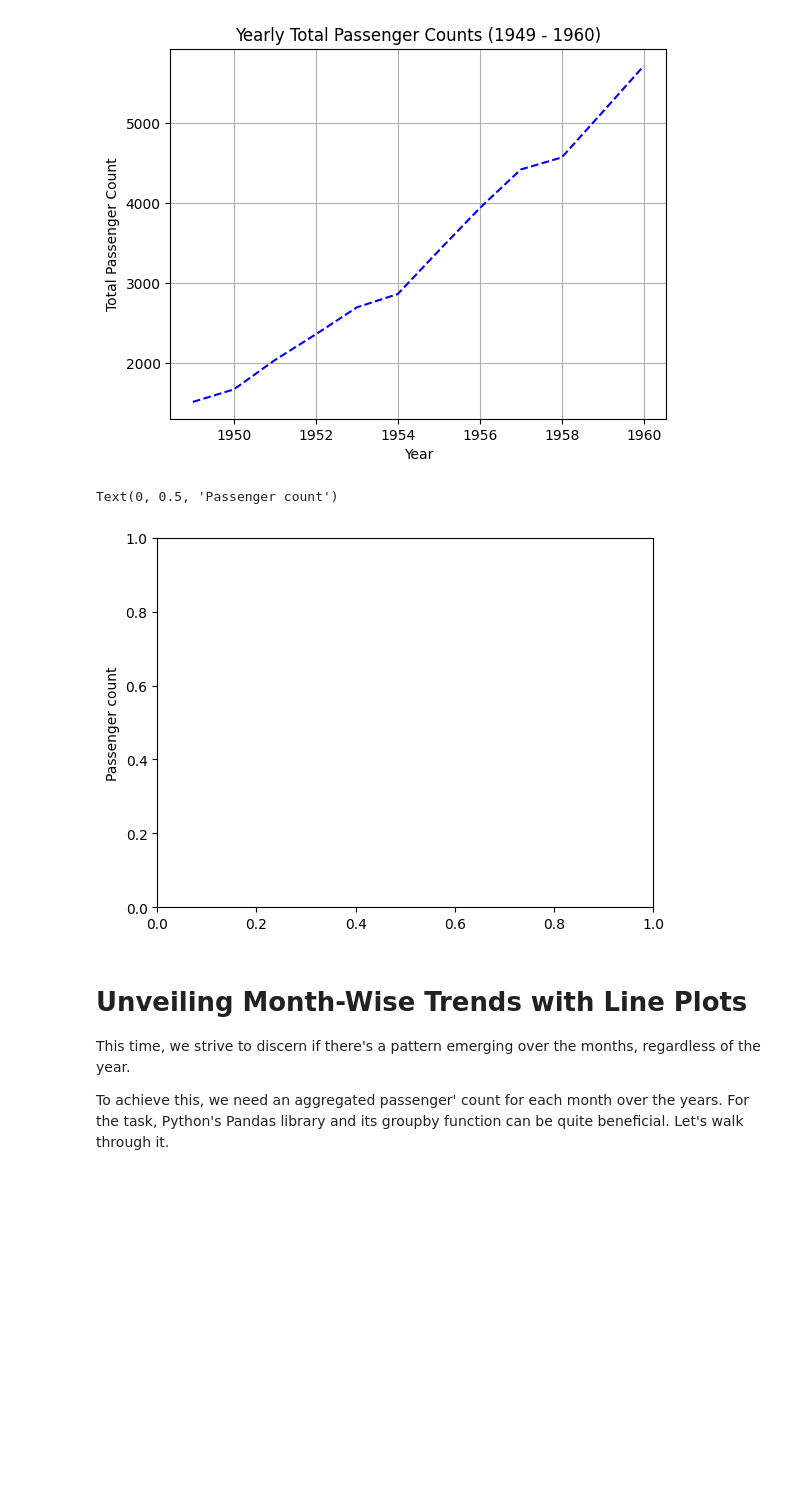
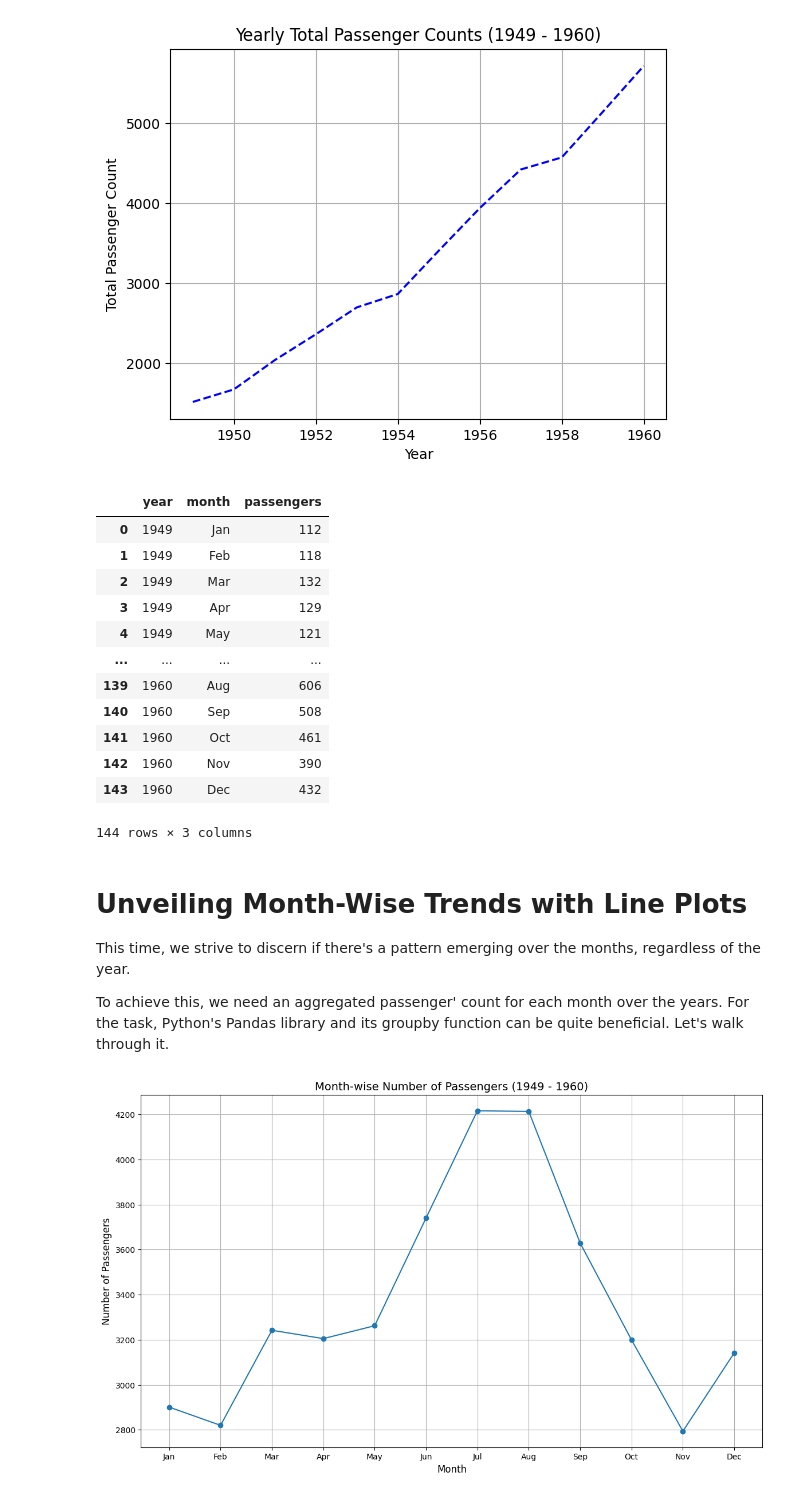
Before and after one commit to ManNjoro/code-signal, a Jupyter notebook: trend-analysis.ipynb, the cells around one changed output. Drawn from its saved outputs; the diff is of its cells as text; code cells hidden in the pictures; blank space fills up the shorter version.

Commit message:
Year wise trends

```diff
--- a/trend-analysis.ipynb
+++ b/trend-analysis.ipynb
@@ -97,18 +97,50 @@ import seaborn as sns
 # Load the dataset
 flights_df = sns.load_dataset('flights')
 # Pivot the DataFrame to get the month as the index
-flights_df_pivot = flights_df.pivot(index='month', columns="year", values="passengers")
-flights_df_pivot
+# flights_df_pivot = flights_df.pivot(index='month', columns="year", values="passengers").sum()
+# Plot the DataFrame
 
+flights_df
 
 # flights_df_pivot.plot(grid=True, figsize=(10, 5), linestyle='--')
-plt.ylabel('Passenger count')
+# plt.ylabel('Passenger count')
 # plt.show()
 # %% [output]
+|  | year | month | passengers |
+| 0 | 1949 | Jan | 112 |
+| 1 | 1949 | Feb | 118 |
+| 2 | 1949 | Mar | 132 |
+| 3 | 1949 | Apr | 129 |
+| 4 | 1949 | May | 121 |
+| ... | ... | ... | ... |
+| 139 | 1960 | Aug | 606 |
+| 140 | 1960 | Sep | 508 |
+| 141 | 1960 | Oct | 461 |
+| 142 | 1960 | Nov | 390 |
+| 143 | 1960 | Dec | 432 |
-Text(0, 0.5, 'Passenger count')
+144 rows × 3 columns
-[figure, removed]
 # %% [markdown]
-# Unveiling Month-Wise Trends with Line Plots
+# **Unveiling Month-Wise Trends with Line Plots**
 This time, we strive to discern if there's a pattern emerging over the months, regardless of the year.
 
 To achieve this, we need an aggregated passenger' count for each month over the years. For the task, Python's Pandas library and its groupby function can be quite beneficial. Let's walk through it.
+# %%
+import matplotlib.pyplot as plt
+import seaborn as sns
+
+# Load the flights dataset
+flights_data = sns.load_dataset('flights')
+
+# Aggregate passengers' count for each month
+month_wise_data = flights_data.groupby('month')['passengers'].sum().reset_index()
+
+# Create line plots
+plt.figure(figsize=(14, 8))
+plt.plot(month_wise_data['month'], month_wise_data['passengers'], marker='o')
+plt.grid(True)
+plt.title('Month-wise Number of Passengers (1949 - 1960)', fontsize=14)
+plt.xlabel('Month', fontsize=12)
+plt.ylabel('Number of Passengers', fontsize=12)
+plt.show()
+# %% [output]
+[figure, added]
```
Also changed, not shown: parts of 5 cells of this notebook.
